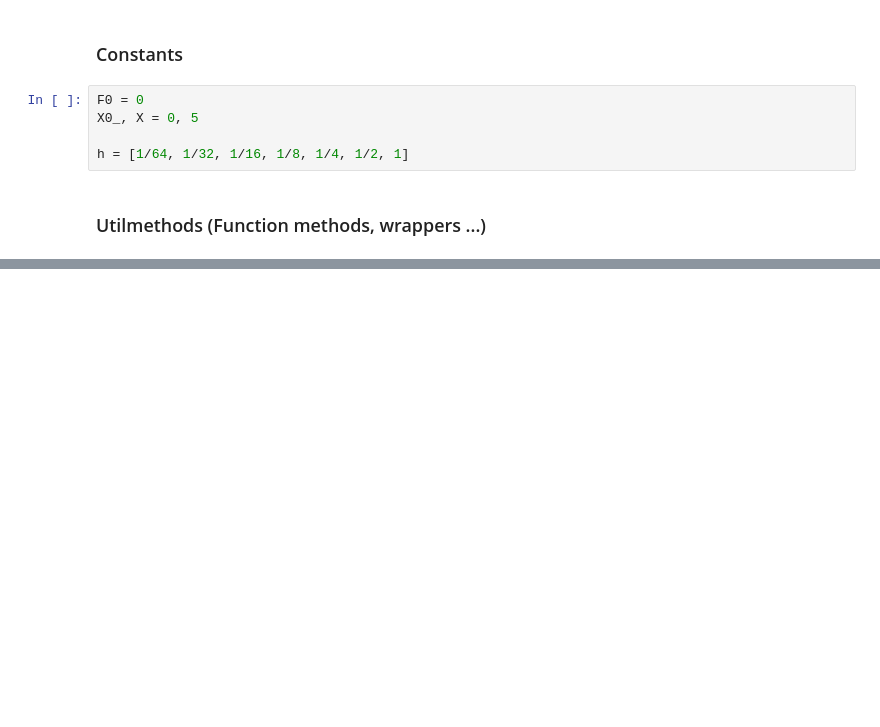
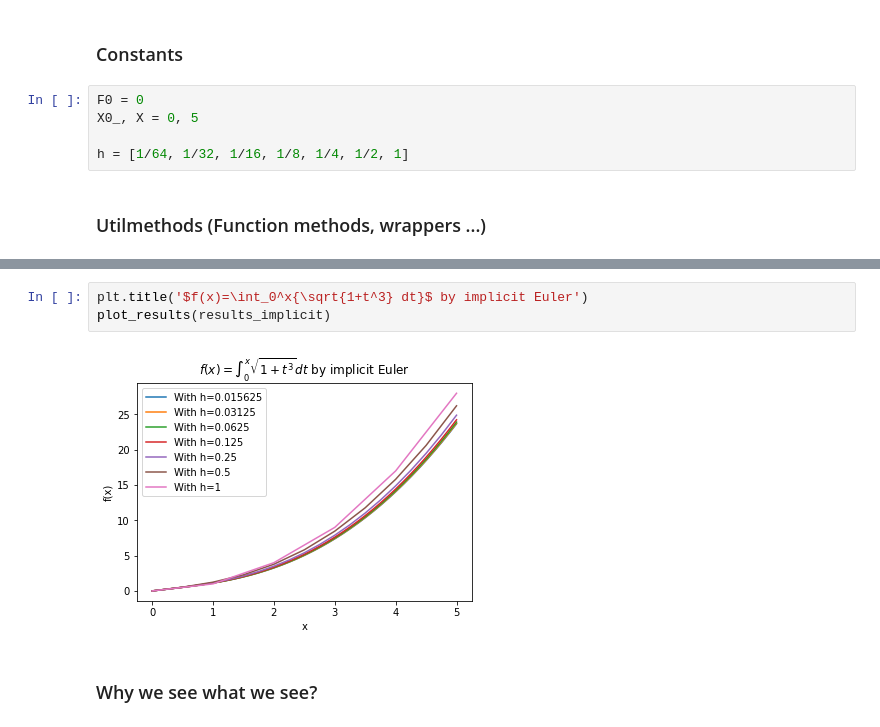
Before and after one commit to LuisGMM/UC3M-NUMERICAL-METHODS-Graded-Practice1, a Jupyter notebook: Graded_practice_1_21-22.ipynb, the cells around one changed output, grey strips where cells are left out. Drawn from its saved outputs; the diff is of its cells as text; blank space fills up the shorter version.

```diff
--- a/Graded_practice_1_21-22.ipynb
+++ b/Graded_practice_1_21-22.ipynb
@@ -495,0 +584,7 @@ plt.show()
+# %%
+plt.title('$f(x)=\int_0^x{\sqrt{1+t^3} dt}$ by implicit Euler')
+plot_results(results_implicit)
+# %% [output]
+[figure, added]
+# %% [markdown]
+### Why we see what we see?
```
Also changed, not shown: parts of 25 cells of this notebook.
